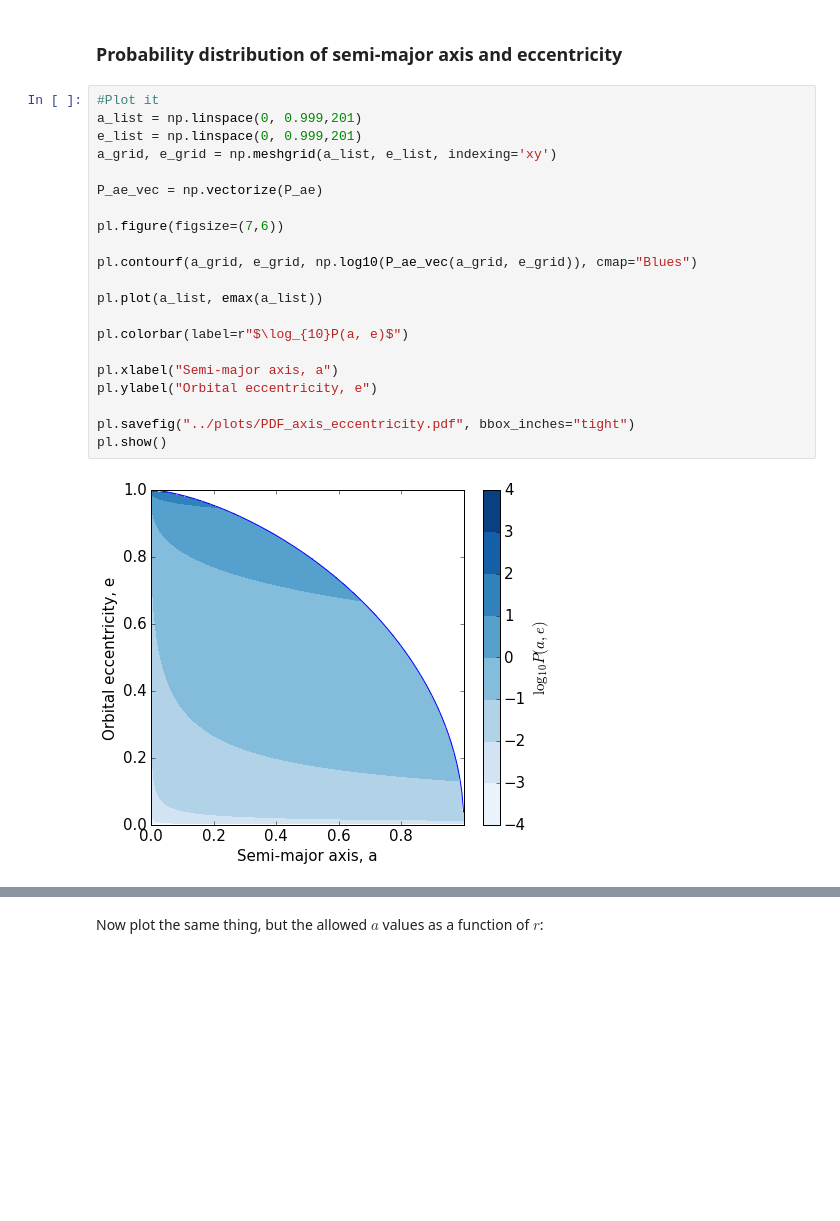
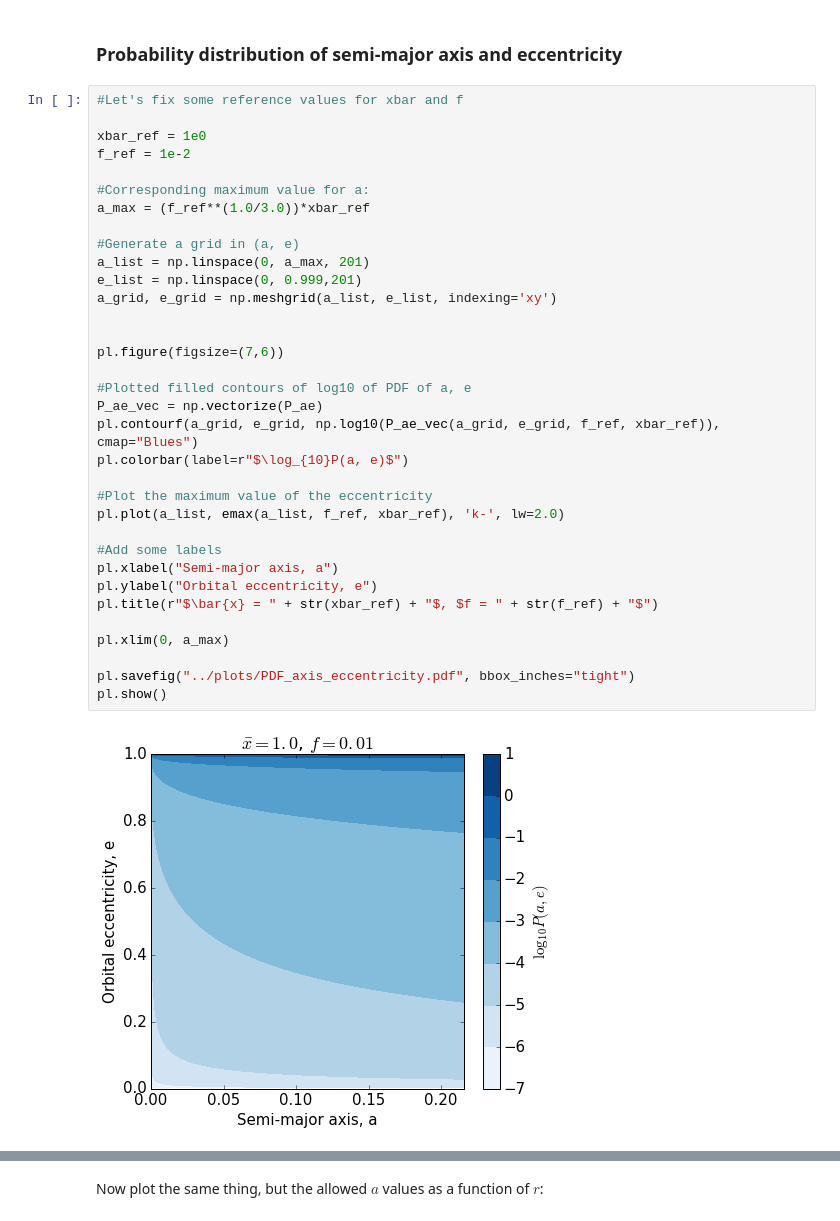
Before and after one commit to LBJ-Wade/PBHinDMclothing, a Jupyter notebook: code/PBH.ipynb, the cells around one changed output, grey strips where cells are left out. Saved outputs shown, nothing was run; the diff lists cells and outputs as text; blank space fills up the shorter version.

Commit message:
Update with plot of periBH as function of (a, e)

```diff
--- a/code/PBH.ipynb
+++ b/code/PBH.ipynb
@@ -31,25 +38,38 @@ def P_ae(a, e, f=1.0, xbar=1.0):
 # %% [markdown]
 ### Probability distribution of semi-major axis and eccentricity
 # %%
-#Plot it
-a_list = np.linspace(0, 0.999,201)
+#Let's fix some reference values for xbar and f
+
+xbar_ref = 1e0
+f_ref = 1e-2
+
+#Corresponding maximum value for a:
+a_max = (f_ref**(1.0/3.0))*xbar_ref
+
+#Generate a grid in (a, e)
+a_list = np.linspace(0, a_max, 201)
 e_list = np.linspace(0, 0.999,201)
 a_grid, e_grid = np.meshgrid(a_list, e_list, indexing='xy')
 
-P_ae_vec = np.vectorize(P_ae)
 
 pl.figure(figsize=(7,6))
 
-pl.contourf(a_grid, e_grid, np.log10(P_ae_vec(a_grid, e_grid)), cmap="Blues")
-
-pl.plot(a_list, emax(a_list))
-
+#Plotted filled contours of log10 of PDF of a, e
+P_ae_vec = np.vectorize(P_ae)
+pl.contourf(a_grid, e_grid, np.log10(P_ae_vec(a_grid, e_grid, f_ref, xbar_ref)), cmap="Blues")
 pl.colorbar(label=r"$\log_{10}P(a, e)$")
 
+#Plot the maximum value of the eccentricity
+pl.plot(a_list, emax(a_list, f_ref, xbar_ref), 'k-', lw=2.0)
+
+#Add some labels
 pl.xlabel("Semi-major axis, a")
 pl.ylabel("Orbital eccentricity, e")
+pl.title(r"$\bar{x} = " + str(xbar_ref) + "$, $f = " + str(f_ref) + "$")
+
+pl.xlim(0, a_max)
 
 pl.savefig("../plots/PDF_axis_eccentricity.pdf", bbox_inches="tight")
 pl.show()
 # %% [output]
-[figure, old version]
+[figure, new version]
```
Also changed, not shown: parts of 5 cells of this notebook, 3 other files.
